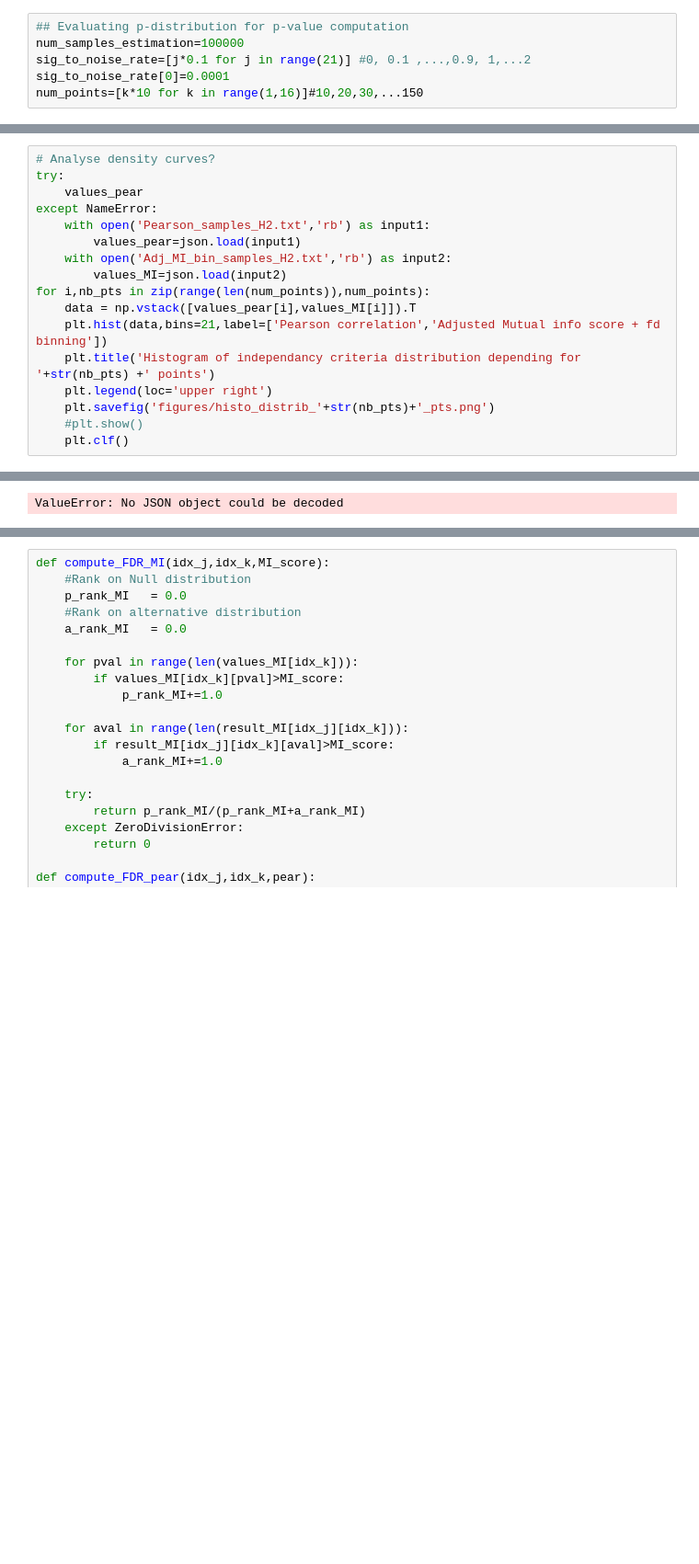
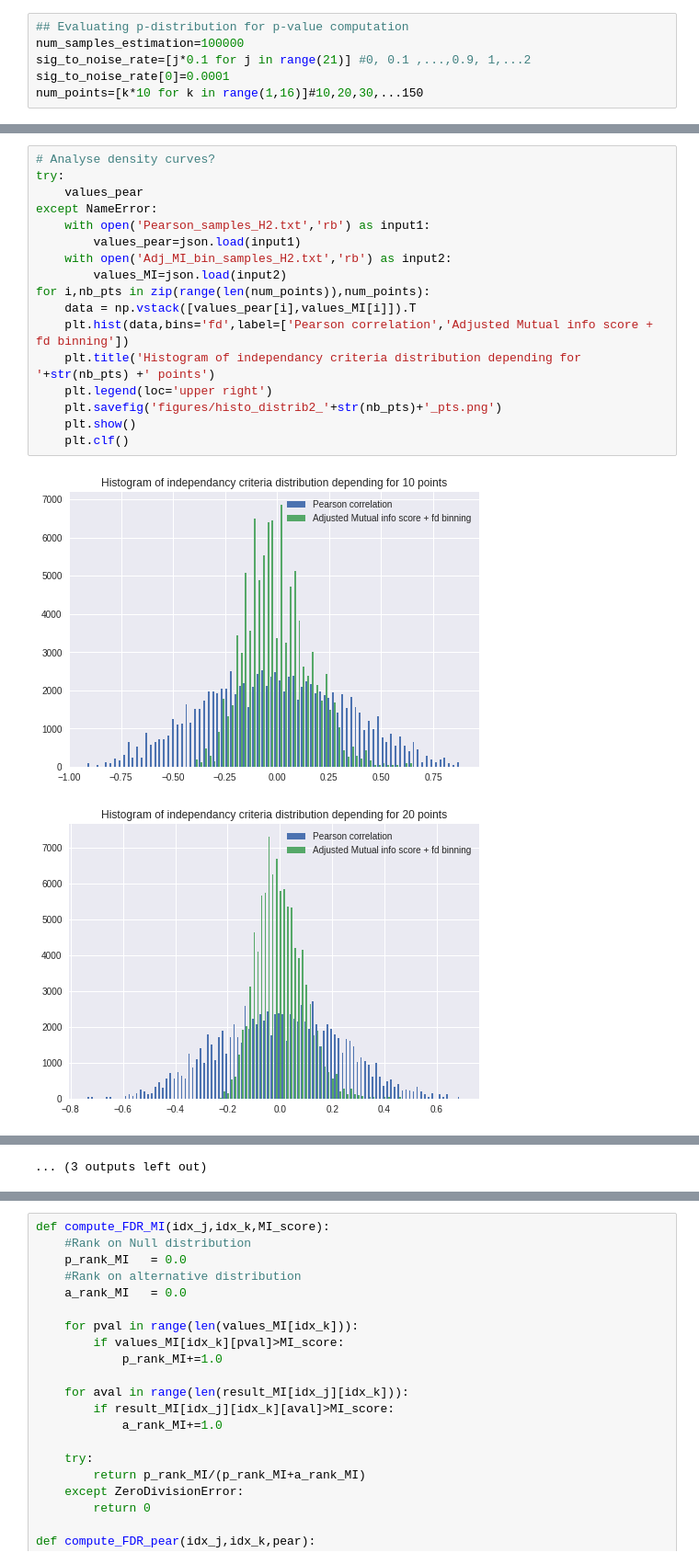
Before and after one commit to diviyank/dependency_criteria, a Jupyter notebook: perform_linear_test.ipynb, the cells around one changed output, grey strips where cells are left out. Shown at 92% size. Drawn from its saved outputs; the diff is of its cells as text; blank space fills up the shorter version.

Commit message:
Bugfix & generating figures

```diff
--- a/perform_linear_test.ipynb
+++ b/perform_linear_test.ipynb
@@ -241,18 +102,20 @@ NameError: name 'values_pear' is not defined
 # %%
 # Analyse density curves?
 try:
     values_pear
 except NameError:
     with open('Pearson_samples_H2.txt','rb') as input1:
         values_pear=json.load(input1)
     with open('Adj_MI_bin_samples_H2.txt','rb') as input2:
         values_MI=json.load(input2)
 for i,nb_pts in zip(range(len(num_points)),num_points):
     data = np.vstack([values_pear[i],values_MI[i]]).T
-    plt.hist(data,bins=21,label=['Pearson correlation','Adjusted Mutual info score + fd binning'])
+    plt.hist(data,bins='fd',label=['Pearson correlation','Adjusted Mutual info score + fd binning'])
     plt.title('Histogram of independancy criteria distribution depending for '+str(nb_pts) +' points')
     plt.legend(loc='upper right')
-    plt.savefig('figures/histo_distrib_'+str(nb_pts)+'_pts.png')
-    #plt.show()
+    plt.savefig('figures/histo_distrib2_'+str(nb_pts)+'_pts.png')
+    plt.show()
     plt.clf()
 # %% [output]
+[figure, added]
+[figure, added]
@@ -259,4 +132,4 @@ for i,nb_pts in zip(range(len(num_points)),num_points):
-ValueError: No JSON object could be decoded
+... (3 outputs left out)
 # %%
 # Computation of pear & MI on linear data
 def estimate_l_pearson(k,j):
```
Also changed, not shown: parts of 10 cells of this notebook, 4 other files.
